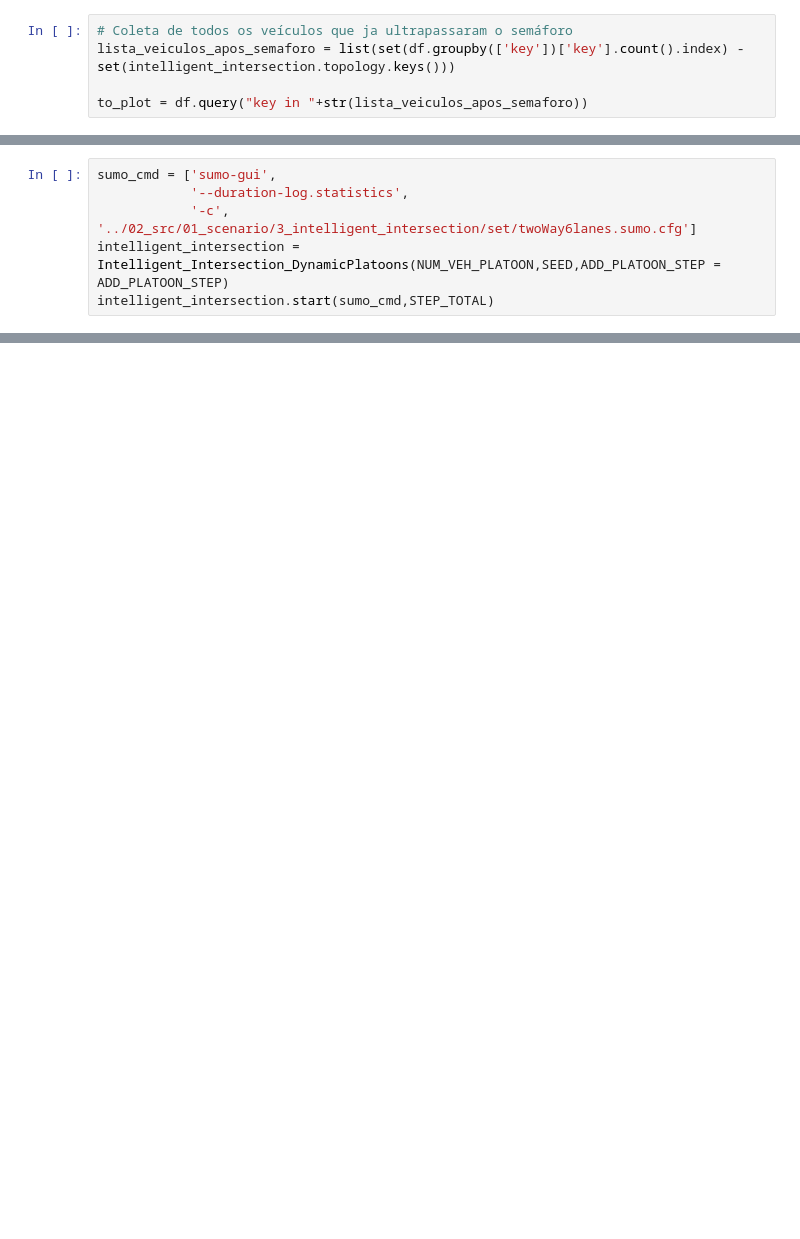
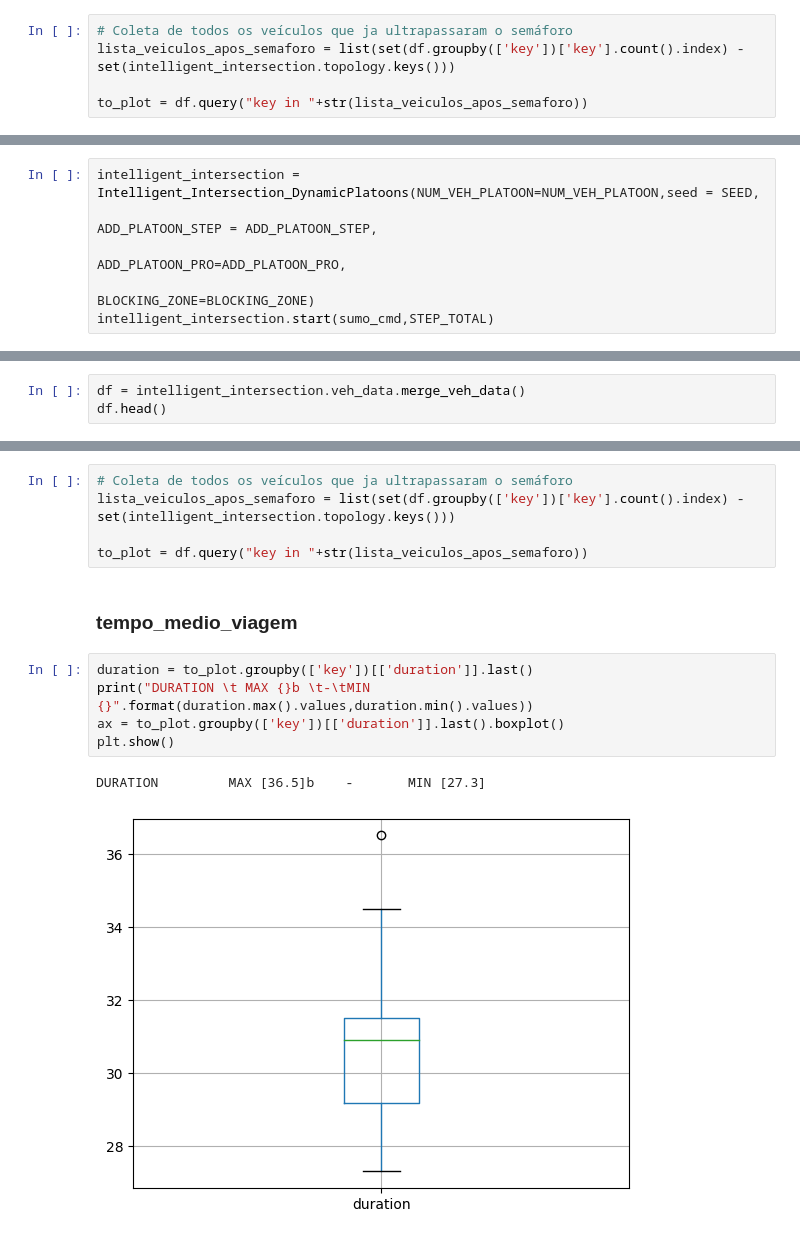
Before and after one commit to marcusfreire/givac, a Jupyter notebook: givac/01_notebooks/01-Intelligent_Intersection_DynamicPlatoons.ipynb, the cells around one changed output, grey strips where cells are left out. Drawn from its saved outputs; the diff is of its cells as text; blank space fills up the shorter version.

```diff
--- a/givac/01_notebooks/01-Intelligent_Intersection_DynamicPlatoons.ipynb
+++ b/givac/01_notebooks/01-Intelligent_Intersection_DynamicPlatoons.ipynb
@@ -126,8 +105,8 @@ Tempo de execucao ate este ponto: 0:00:24.408532
 # %%
-sumo_cmd = ['sumo-gui',
-            '--duration-log.statistics',
-            '-c', '../02_src/01_scenario/3_intelligent_intersection/set/twoWay6lanes.sumo.cfg']
-intelligent_intersection = Intelligent_Intersection_DynamicPlatoons(NUM_VEH_PLATOON,SEED,ADD_PLATOON_STEP = ADD_PLATOON_STEP)
+intelligent_intersection = Intelligent_Intersection_DynamicPlatoons(NUM_VEH_PLATOON=NUM_VEH_PLATOON,seed = SEED,
+                                                                        ADD_PLATOON_STEP = ADD_PLATOON_STEP,
+                                                                       ADD_PLATOON_PRO=ADD_PLATOON_PRO,
+                                                                   BLOCKING_ZONE=BLOCKING_ZONE)
 intelligent_intersection.start(sumo_cmd,STEP_TOTAL)
 # %% [output]
  Retrying in 1 seconds
@@ -133,0 +118,3 @@ intelligent_intersection.start(sumo_cmd,STEP_TOTAL)
+# %%
+df = intelligent_intersection.veh_data.merge_veh_data()
+df.head()
@@ -133,0 +128,15 @@ intelligent_intersection.start(sumo_cmd,STEP_TOTAL)
+# %%
+# Coleta de todos os veículos que ja ultrapassaram o semáforo
+lista_veiculos_apos_semaforo = list(set(df.groupby(['key'])['key'].count().index) - set(intelligent_intersection.topology.keys()))
+
+to_plot = df.query("key in "+str(lista_veiculos_apos_semaforo))
+# %% [markdown]
+### tempo_medio_viagem
+# %%
+duration = to_plot.groupby(['key'])[['duration']].last()
+print("DURATION \t MAX {}b \t-\tMIN {}".format(duration.max().values,duration.min().values))
+ax = to_plot.groupby(['key'])[['duration']].last().boxplot()
+plt.show()
+# %% [output]
+DURATION         MAX [36.5]b    -       MIN [27.3]
+[figure, added]
```
Also changed, not shown: parts of 32 cells of this notebook, 3 other files.
